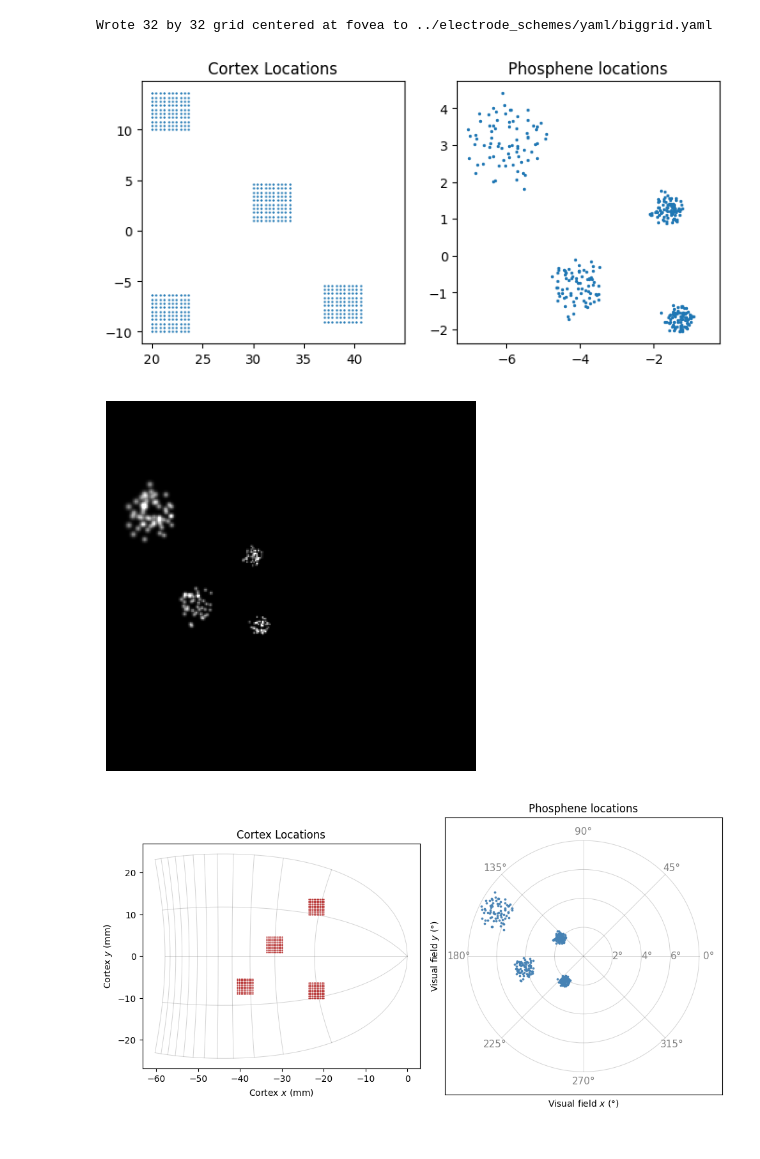
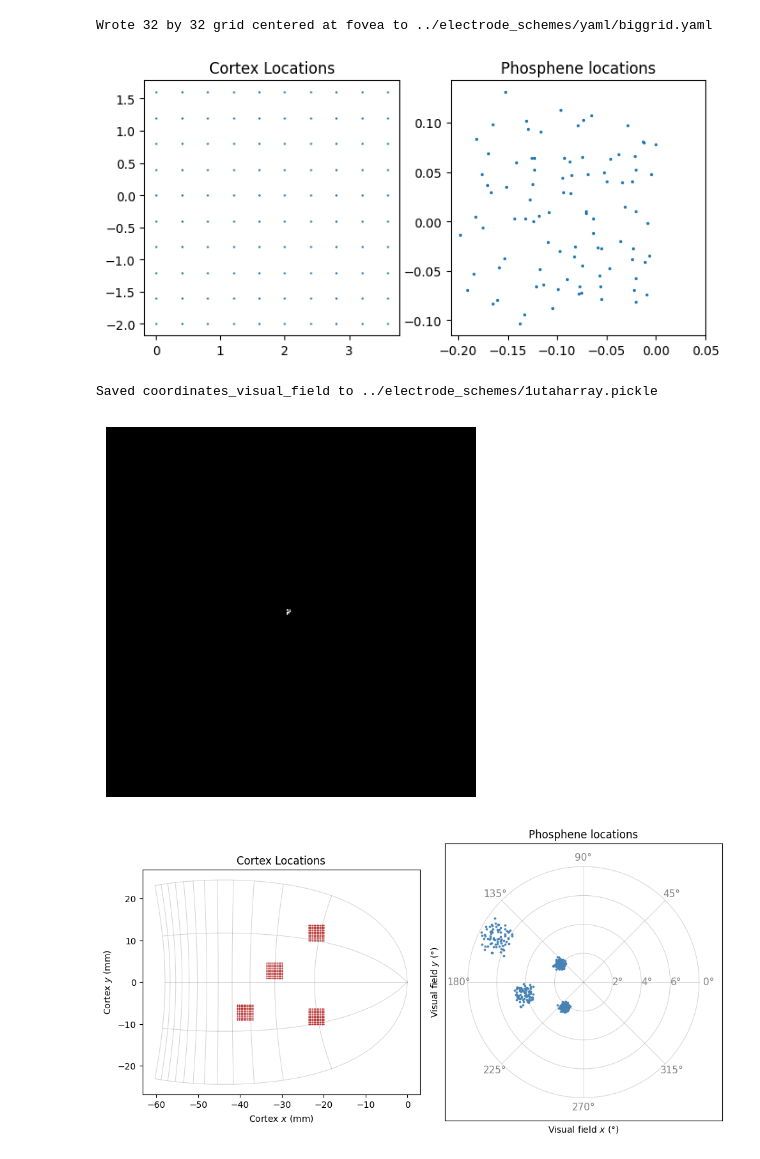
Before and after one commit to MichelleAppel/SCAPE, a Jupyter notebook: notebooks/demo_cortex_models.ipynb, the cells around one changed output. Drawn from its saved outputs; the diff is of its cells as text; code cells hidden in the pictures.

```diff
--- a/notebooks/demo_cortex_models.ipynb
+++ b/notebooks/demo_cortex_models.ipynb
@@ -67,8 +67,10 @@ PLOT_TRUE_CORTEX_LOCATIONS = False # set true for plotting the distorted cortex
 params = utils.load_params(os.path.join(BASE_PATH, 'config','params.yaml'))
 
 # initialise phopshene locations, either using a cortex model or semi-probabilistically
-x,y = utils.load_coordinates_from_yaml(os.path.join(BASE_PATH, 'electrode_schemes', 'yaml', 'squares.yaml'))
+x,y = utils.load_coordinates_from_yaml(os.path.join(BASE_PATH, 'electrode_schemes', 'yaml', '1utaharray.yaml'))
 coordinates_cortex = Map(x,y)
+params['cortex_model']['dropout_rate'] = 0.001
+params['cortex_model']['noise_scale'] = 0.25
 coordinates_visual_field = get_visual_field_coordinates_from_cortex(params['cortex_model'], coordinates_cortex)
 # load from /home/mappel/Dynaphos/spatial_frequency/electrode_schemes/defaultcoordinatemap_1024.pickle
 # coordinates_visual_field = pickle.load(open(os.path.join(BASE_PATH, 'electrode_schemes', '4utaharrays.pickle'), 'rb'))
@@ -80,41 +82,43 @@ if PLOT_TRUE_CORTEX_LOCATIONS:
     z = coordinates_visual_field.flip(hor=True, vert=True).complex
     coordinates_cortex = Map(z=visual_field_to_cortex(z))
 # else:
 #     params['run']['view_angle'] = 3
 #     coordinates_cortex = cortex_models.get_cortex_coordinates_default(params['cortex_model'])
 #     coordinates_visual_field = get_visual_field_coordinates_from_cortex(params['cortex_model'], coordinates_cortex)
 
 # Plot cortex locations
 fig, axs = plt.subplots(1,2, figsize=(8,4))
 axs[0].scatter(*coordinates_cortex.cartesian, marker= '.', s=2)
 axs[0].axis('square')
 axs[0].set_title('Cortex Locations')
 
 
 # plot phosphene locations
 r, phi = coordinates_visual_field.polar
 axs[1].scatter(r*np.cos(phi),r*np.sin(phi), s=2)
 axs[1].axis('square')
 axs[1].set_title('Phosphene locations')
 plt.show()
 
 # initialise simulator
 simulator = PhospheneSimulator(params, coordinates_visual_field)
 N_PHOSPHENES = simulator.num_phosphenes
 
 data_kwargs = get_data_kwargs(params)
 device = data_kwargs['device']
 
 RESOLUTION = params['run']['resolution']
 # %% [output]
-[figure, old version]
+[figure, new version]
 # %%
-# # save coordinates_visual_field to pickle
-# import pickle
-# path = '../electrode_schemes/1utaharray.pickle'
-# with open(path, 'wb') as f:|
-#     pickle.dump(coordinates_visual_field, f)
-# print(f'Saved coordinates_visual_field to {path}')
+# save coordinates_visual_field to pickle
+import pickle
+path = '../electrode_schemes/1utaharray.pickle'
+with open(path, 'wb') as f:
+    pickle.dump(coordinates_visual_field, f)
+print(f'Saved coordinates_visual_field to {path}')
+# %% [output]
+Saved coordinates_visual_field to ../electrode_schemes/1utaharray.pickle
 # %%
 # initialise simulator
 simulator = PhospheneSimulator(params, coordinates_visual_field)
@@ -140,7 +144,7 @@ for i,stim in enumerate(stims):
     plt.axis('off')
     plt.show()
 # %% [output]
-[figure, old version]
+[figure, new version]
 # %%
 import numpy as np
 import matplotlib.pyplot as plt
```
Also changed, not shown: parts of 1 cell of this notebook, 16 other files.
